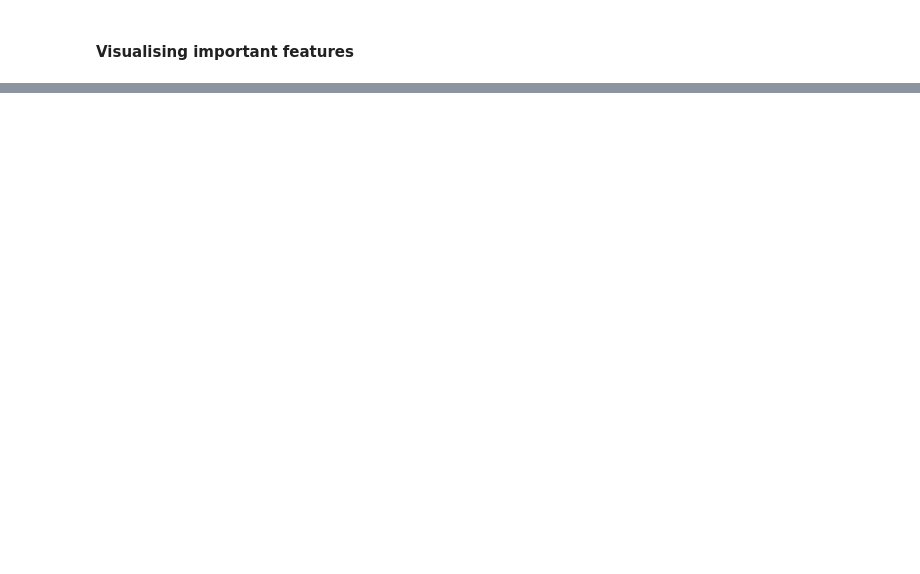
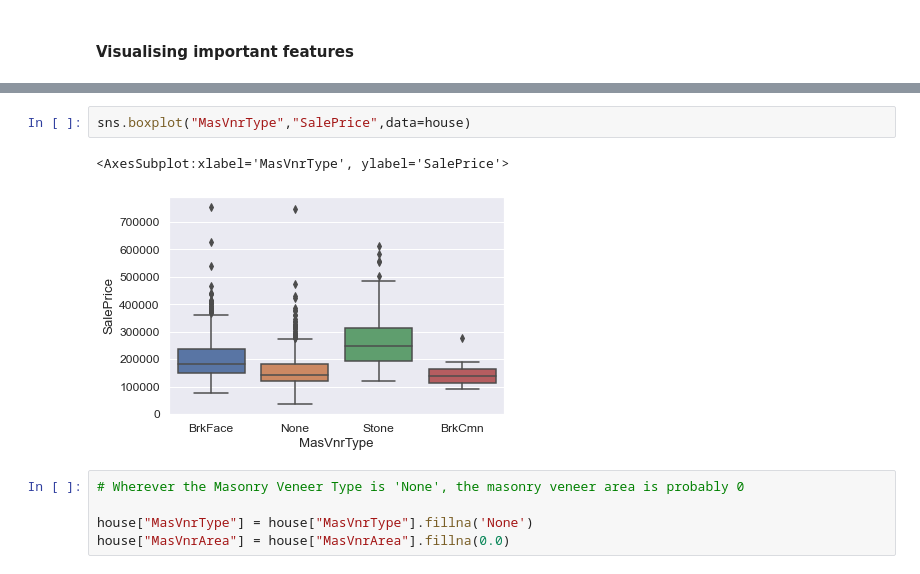
Before and after one commit to kshitijmohan15/Data-Analysis, a Jupyter notebook: Advanced Regression House Prices/train_house_prices.ipynb, the cells around one changed output, grey strips where cells are left out. Saved outputs shown, nothing was run; the diff lists cells and outputs as text; blank space fills up the shorter version.

```diff
--- a/Advanced Regression House Prices/train_house_prices.ipynb
+++ b/Advanced Regression House Prices/train_house_prices.ipynb
@@ -222,0 +173,10 @@ dtype('O')
+# %%
+sns.boxplot("MasVnrType","SalePrice",data=house)
+# %% [output]
+<AxesSubplot:xlabel='MasVnrType', ylabel='SalePrice'>
+[figure, added]
+# %%
+# Wherever the Masonry Veneer Type is 'None', the masonry veneer area is probably 0
+
+house["MasVnrType"] = house["MasVnrType"].fillna('None')
+house["MasVnrArea"] = house["MasVnrArea"].fillna(0.0)
```
Also changed, not shown: parts of 22 cells of this notebook.
